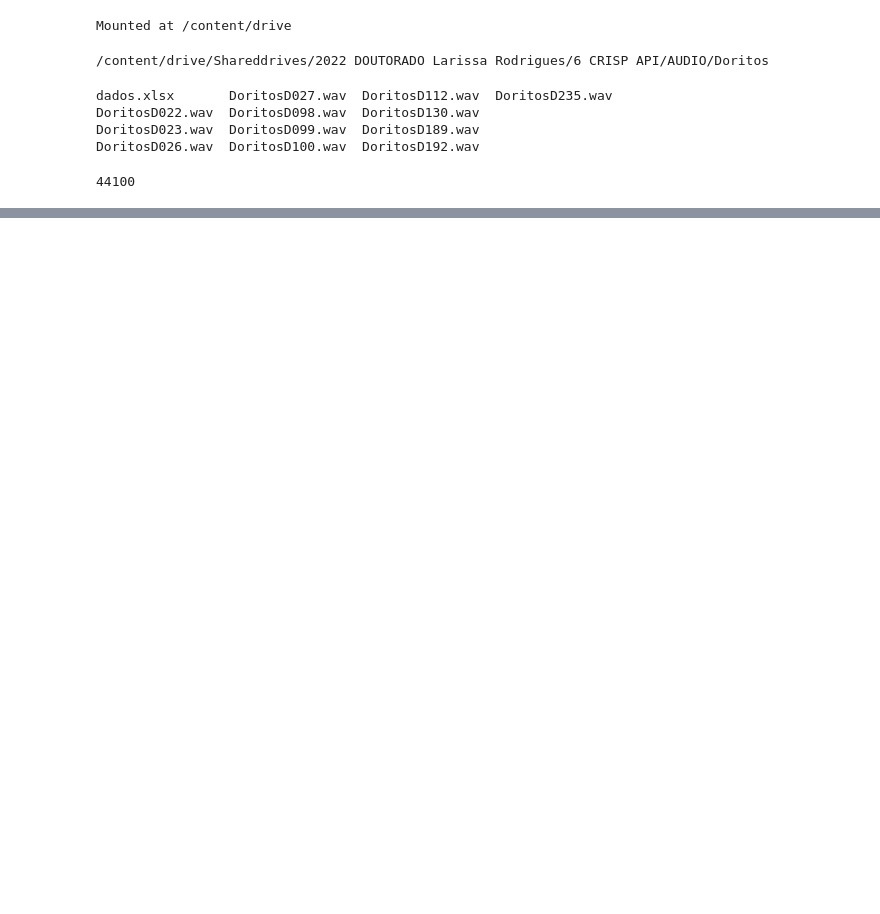
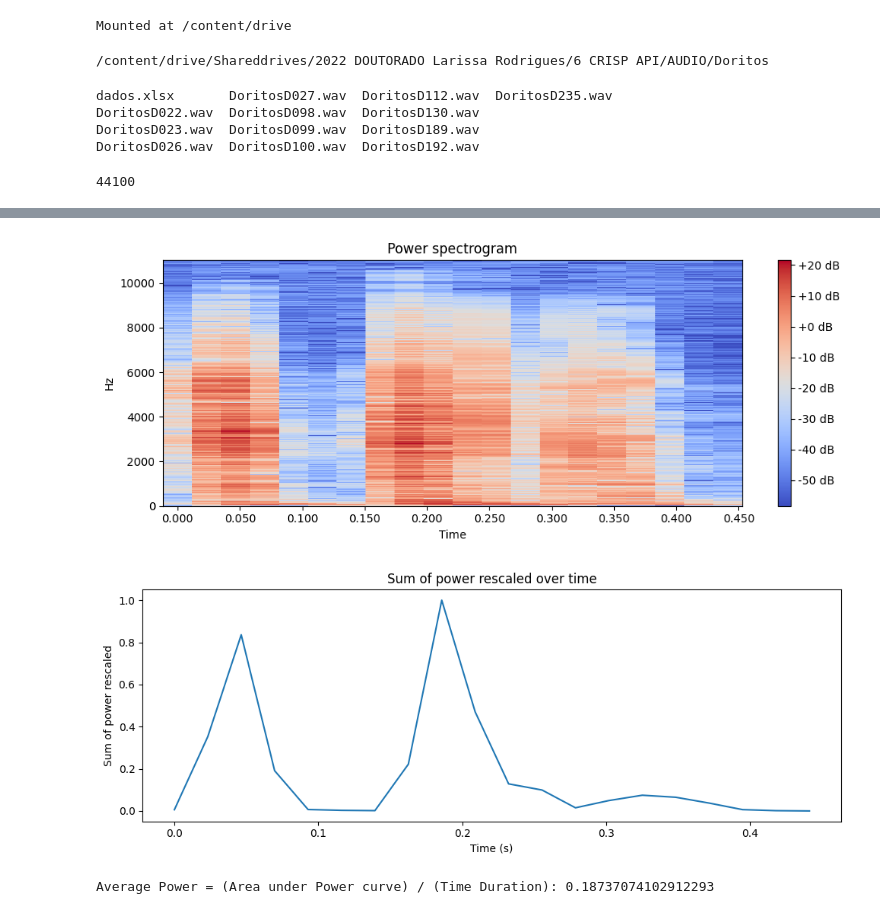
Before and after one commit to gdacanal/Crispy-API, a Jupyter notebook: Crispy_Simple_GCD_energy_area.ipynb, the cells around one changed output, grey strips where cells are left out. Drawn from its saved outputs; the diff is of its cells as text; code cells hidden in the pictures; blank space fills up the shorter version.

```diff
--- a/Crispy_Simple_GCD_energy_area.ipynb
+++ b/Crispy_Simple_GCD_energy_area.ipynb
@@ -86,0 +87,64 @@ Average Power = (Area under RMS curve) / (Time Duration): 0.3147803203912676
+# %%
+# Compute power spectrum
+S = librosa.stft(y)
+power = librosa.power_to_db(np.abs(S)**2)
+# Compute power spectrum
+#S = librosa.stft(y)
+#power = np.abs(S)**2
+
+# Visualize power spectrum
+import matplotlib.pyplot as plt
+plt.figure(figsize=(10, 4))
+librosa.display.specshow(power, x_axis='time', y_axis='linear')
+plt.colorbar(format='%+2.0f dB')
+plt.title('Power spectrogram')
+plt.tight_layout()
+plt.show()
+
+# Compute power spectrum
+#S = librosa.stft(y)
+#power = librosa.power_to_db(np.abs(S)**2)
+# Compute power spectrum
+S = librosa.stft(y)
+#power = 10*np.log10(np.abs(S)**2)
+power = np.abs(S)**2
+
+# Define time range of interest (in seconds)
+start_time = 0.0
+times = librosa.times_like(power)
+end_time = np.max(times)
+#print(times)
+# Get length of times array
+times_length = times.shape[0]
+#print('Length of power array:', times_length)
+
+# Sum power over time range
+sum_power = np.sum(power[:, :times_length], axis=0)
+#print(sum_power)
+#print(sum_power.shape[0])
+
+# Create an instance of MinMaxScaler
+scaler = MinMaxScaler(feature_range=(0, 1))
+# Rescale your array
+power_rescaled = scaler.fit_transform(sum_power.reshape(-1, 1)).flatten()
+#print(rms_rescaled)
+
+# Visualize sum of power
+import matplotlib.pyplot as plt
+plt.figure(figsize=(10, 4))
+plt.plot(librosa.core.times_like(power_rescaled), power_rescaled)
+plt.xlabel('Time (s)')
+plt.ylabel('Sum of power rescaled')
+plt.title('Sum of power rescaled over time')
+plt.tight_layout()
+plt.show()
+
+# Calculate the numerical integration of RMS values over time (trapezoidal rule)
+integration_area = np.trapz(power_rescaled, times)
+energy_area = integration_area/np.max(times)
+#print("Numerical Integration of Power rescaled:", integration_result)
+print("Average Power = (Area under Power curve) / (Time Duration):", energy_area)
+# %% [output]
+[figure, added]
+[figure, added]
+Average Power = (Area under Power curve) / (Time Duration): 0.18737074102912293
```
Also changed, not shown: parts of 1 cell of this notebook.
